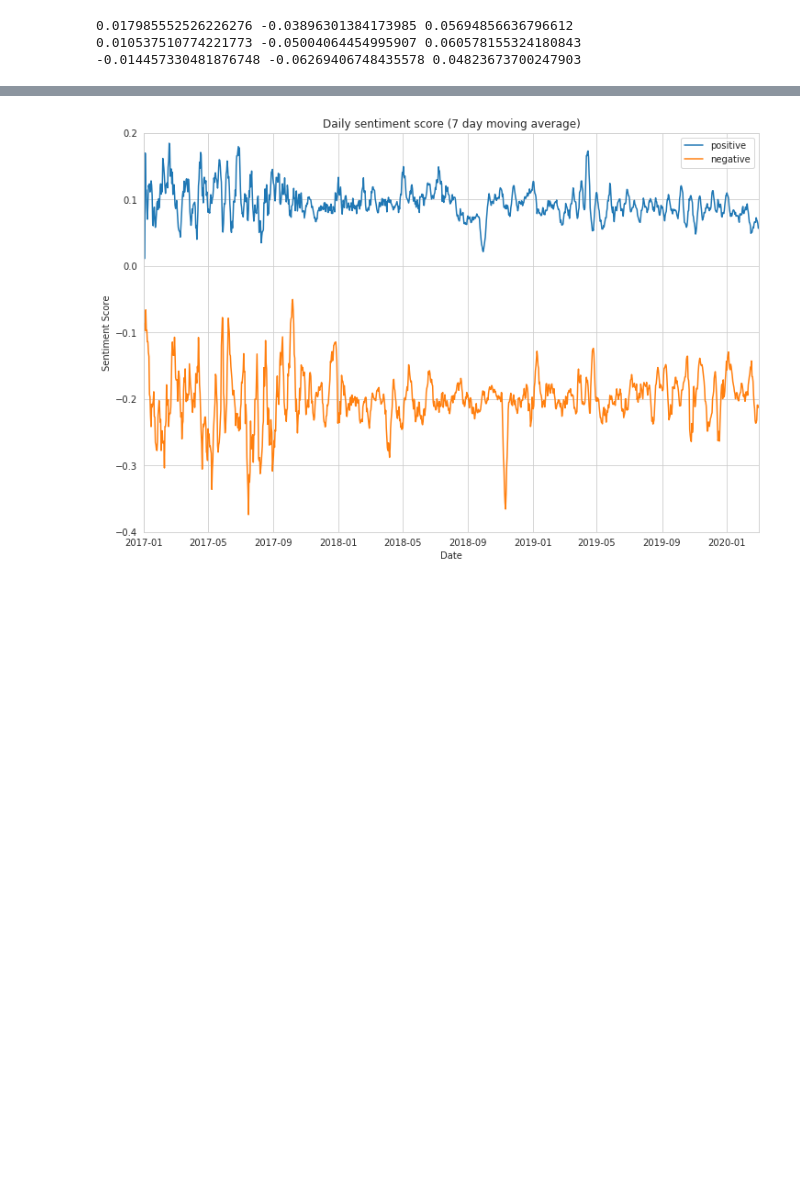
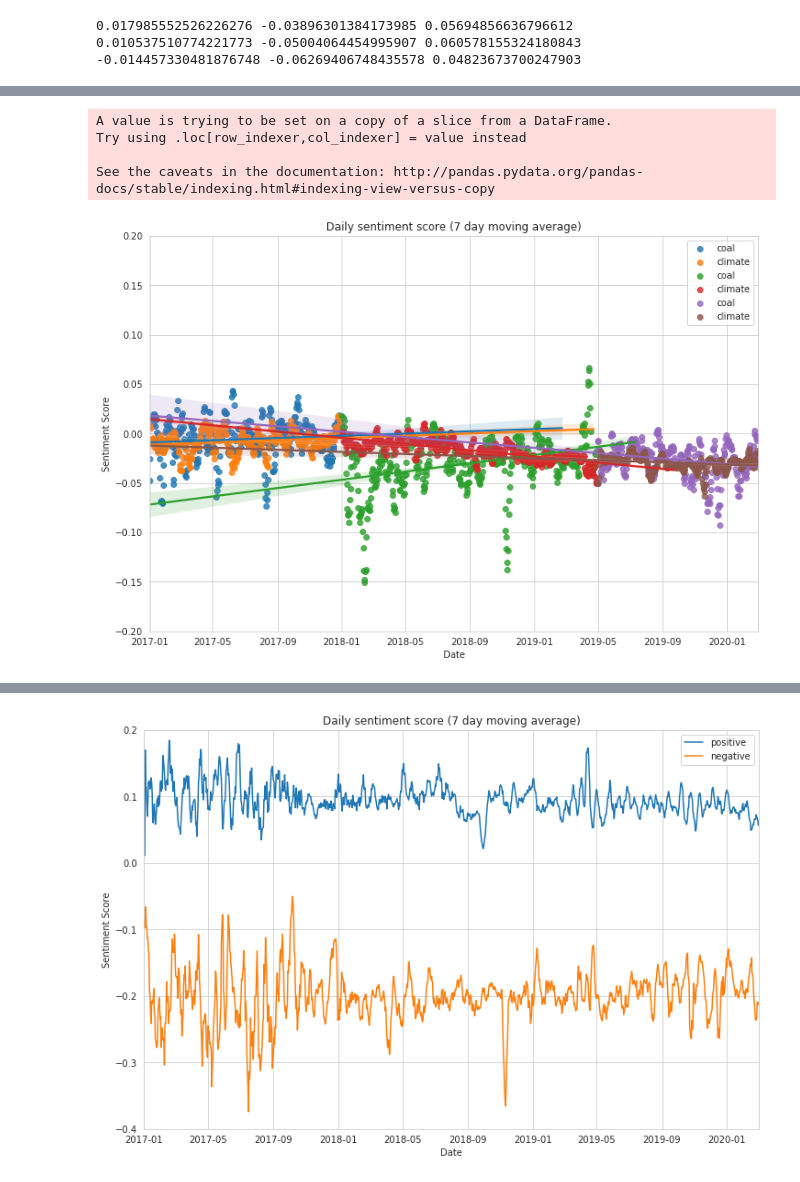
Before and after one commit to yuantinglee/twitter-discourse, a Jupyter notebook: analysis/sentiment_analysis_new.ipynb, the cells around one changed output, grey strips where cells are left out. Cells and saved outputs as stored; diff of their text form; code cells hidden in the pictures; blank space fills up the shorter version.

```diff
--- a/analysis/sentiment_analysis_new.ipynb
+++ b/analysis/sentiment_analysis_new.ipynb
@@ -593,2 +633,56 @@ texts_climate_daily_sma.to_csv('texts_climate_daily_sma.csv')
+# %%
+date2c = df_cds1['date'] <= (datetime.datetime.strptime('2018-01-01', '%Y-%m-%d'))
+df_cds2 = df_cds1[date2c]
+
+date3c = df_cds1['date'] >= (datetime.datetime.strptime('2018-01-01', '%Y-%m-%d'))
+date31c = df_cds1['date'] < (datetime.datetime.strptime('2019-05-01', '%Y-%m-%d'))
+df_cds3 = df_cds1[date3c]
+df_cds3 = df_cds3[date31c]
+
+date4c = df_cds1['date'] >= (datetime.datetime.strptime('2019-05-01', '%Y-%m-%d'))
+date41c = df_cds1['date'] < (datetime.datetime.strptime('2020-03-01', '%Y-%m-%d'))
+df_cds4 = df_cds1[date4c]
+df_cds4 = df_cds4[date41c]
+# %%
+df_cds1['date_o'] = df_cds1['date'].map(datetime.datetime.toordinal)
+df_cds2['date_o'] = df_cds2['date'].map(datetime.datetime.toordinal)
+df_cds3['date_o'] = df_cds3['date'].map(datetime.datetime.toordinal)
+df_cds4['date_o'] = df_cds4['date'].map(datetime.datetime.toordinal)
+# %% [output]
+A value is trying to be set on a copy of a slice from a DataFrame.
+Try using .loc[row_indexer,col_indexer] = value instead
+
+See the caveats in the documentation: http://pandas.pydata.org/pandas-docs/stable/indexing.html#indexing-view-versus-copy
+# %%
+fig, ax = plt.subplots(figsize=(12,8))
+#sns.regplot('date_o', 'score', data=df_tdds1, #scatter=False,
+#            ax = ax, label='coal')
+#sns.regplot('date_o', 'score', data=df_cds1, #scatter=False,
+#            ax = ax, label='climate')
+
+
+sns.regplot('date_o', 'score', data=df_tdds2, #scatter=False,
+            ax = ax, label='coal')
+sns.regplot('date_o', 'score', data=df_cds2, #scatter=False,
+            ax = ax, label='climate')
+sns.regplot('date_o', 'score', data=df_tdds3, #scatter=False,
+            ax = ax, label='coal')
+sns.regplot('date_o', 'score', data=df_cds3, #scatter=False,
+            ax = ax, label='climate')
+sns.regplot('date_o', 'score', data=df_tdds4, #scatter=False,
+            ax = ax, label='coal')
+sns.regplot('date_o', 'score', data=df_cds4, #scatter=False,
+            ax = ax, label='climate')
+
+ax.set(xlim=(datetime.datetime.strptime('2017-01-01', '%Y-%m-%d'),
+             datetime.datetime.strptime('2020-03-01', '%Y-%m-%d')),
+       ylim=(-0.2,0.2),
+       xlabel="Date",
+       ylabel="Sentiment Score",
+       title="Daily sentiment score (7 day moving average)")
+plt.legend()
+plt.show()
+# %% [output]
+[figure, added]
 # %%
 fig, ax = plt.subplots(figsize=(12,8))
```
Also changed, not shown: parts of 16 cells of this notebook.
